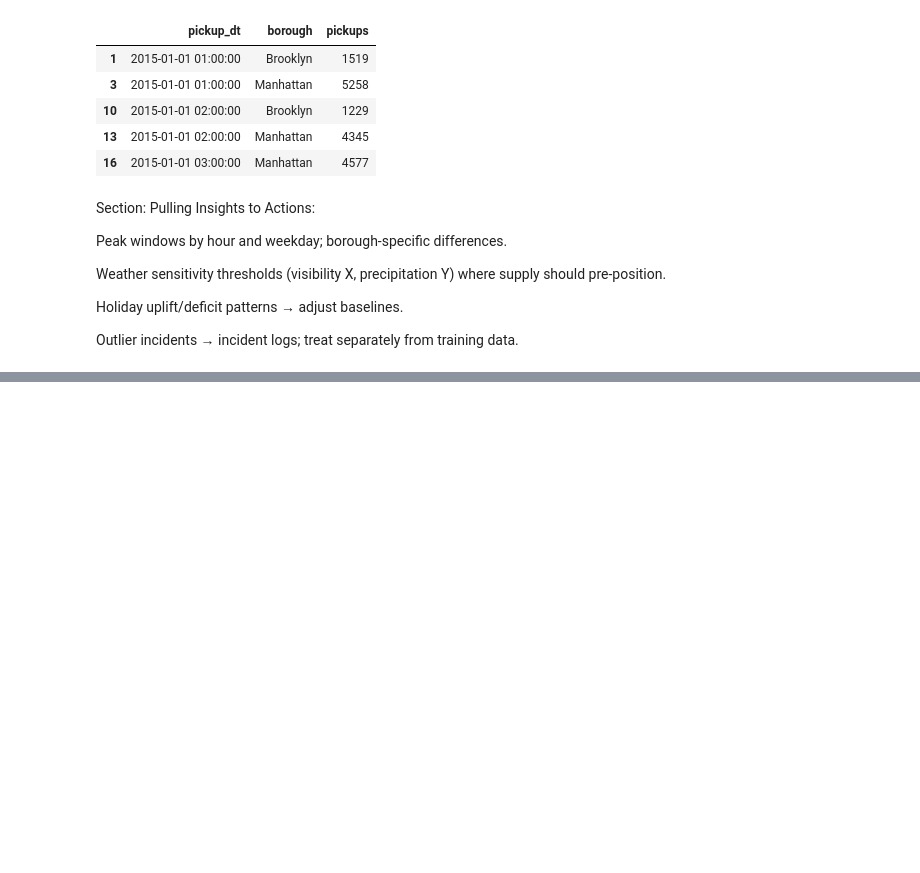
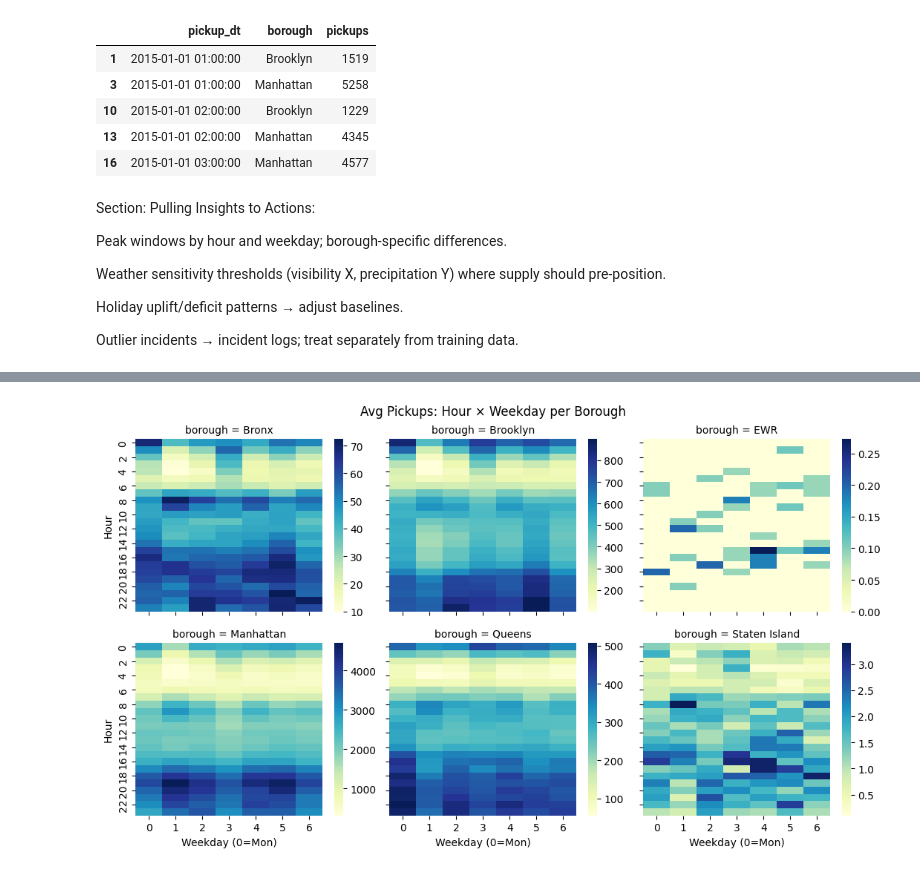
Before and after one commit to seamusmack/AIML-Resources, a Jupyter notebook: Copy_of_Uber_Case_Study_Notebook.ipynb, the cells around one changed output, grey strips where cells are left out. Cells and saved outputs as stored; diff of their text form; code cells hidden in the pictures; blank space fills up the shorter version.

```diff
--- a/Copy_of_Uber_Case_Study_Notebook.ipynb
+++ b/Copy_of_Uber_Case_Study_Notebook.ipynb
@@ -660,0 +682,42 @@ Outlier incidents → incident logs; treat separately from training data.
+# %%
+# demo extension 1
+
+import seaborn as sns, matplotlib.pyplot as plt, numpy as np, pandas as pd
+
+weekday_order = [0,1,2,3,4,5,6]
+hour_index    = list(range(24))  # ensure full 0–23 grid
+
+def facet_hour_weekday_heatmap(data, **kws):
+    # data is the facet subset (one borough)
+    mat = (
+        data.groupby(["hour","weekday"])["pickups"]
+            .mean()
+            .unstack("weekday")
+            .reindex(index=hour_index, columns=weekday_order)
+            .astype(float)                              # ensure numeric
+    )
+    # If everything is NA, avoid seaborn error
+    if mat.notna().to_numpy().sum() == 0:
+        mat = pd.DataFrame(0.0, index=hour_index, columns=weekday_order)
+
+    ax = sns.heatmap(mat, **kws)
+    ax.set_ylabel("Hour")
+    ax.set_xlabel("Weekday (0=Mon)")
+    return ax
+
+g = sns.FacetGrid(
+    df,
+    col="borough", col_wrap=3,
+    height=3, aspect=1.2,
+    margin_titles=True
+)
+
+g.map_dataframe(
+    facet_hour_weekday_heatmap,
+    cmap="YlGnBu", cbar=True
+)
+
+plt.suptitle("Avg Pickups: Hour × Weekday per Borough", y=1.02)
+plt.show()
+# %% [output]
+[figure, added]
```
Also changed, not shown: parts of 5 cells of this notebook.
